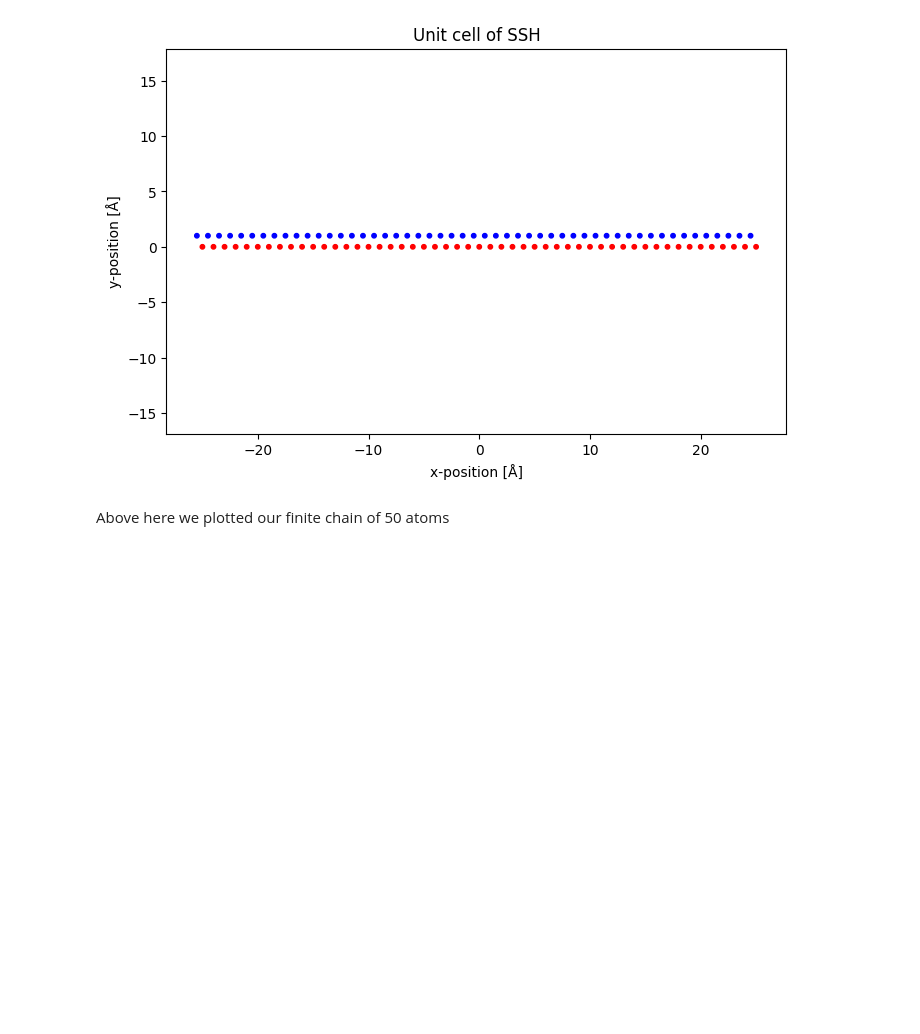
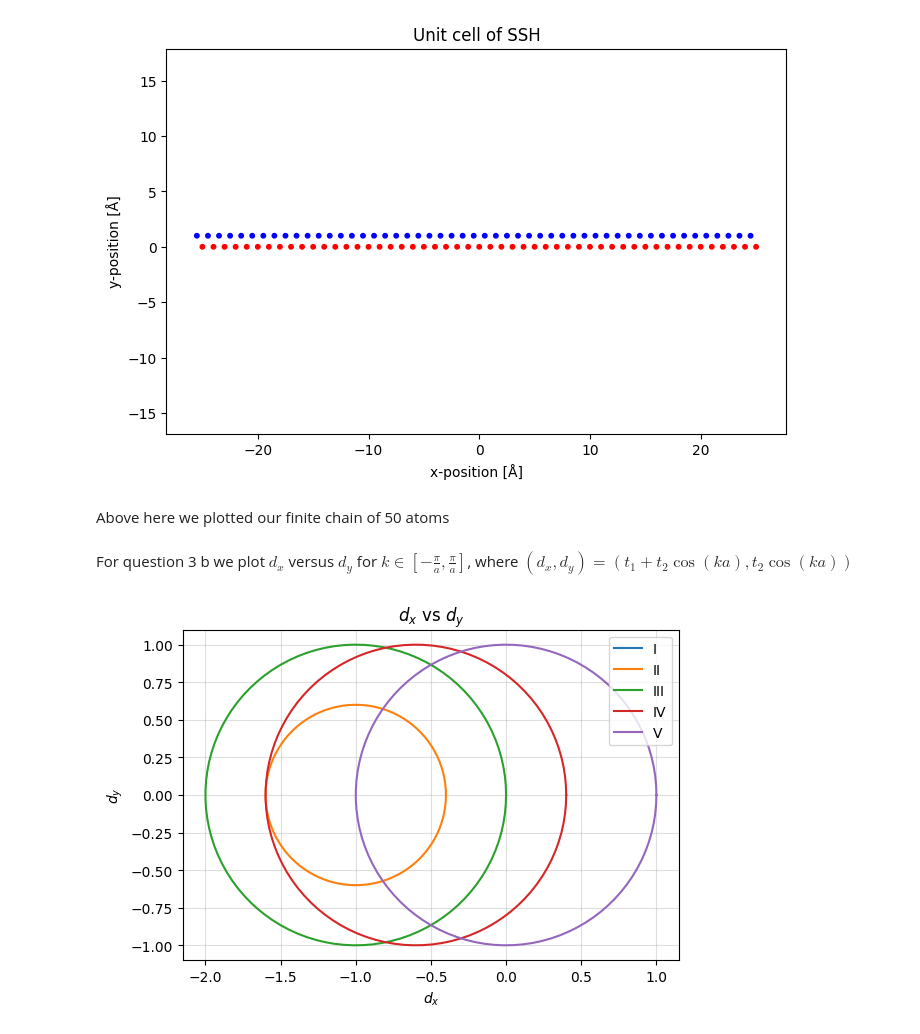
Before and after one commit to CasSteur/numeriek-hand-in-1, a Jupyter notebook: SOM_handin2_2.ipynb, the cells around one changed output. Saved outputs shown, nothing was run; the diff lists cells and outputs as text; code cells hidden in the pictures; blank space fills up the shorter version.

```diff
--- a/SOM_handin2_2.ipynb
+++ b/SOM_handin2_2.ipynb
@@ -119,3 +119,31 @@ Above here we plotted our finite chain of 50 atoms
 # create matrix
 H_SSHfin = np.zeros((N,N))
 for i in range(N):
+# %% [markdown]
+For question 3 b we plot $d_x$ versus $d_y$ for $k\in[-\frac{\pi}{a},\frac{\pi}{a}]$, where $(d_x,d_y)=(t_1+t_2\cos(ka),t_2\cos(ka))$
+# %%
+num=100
+#define our vector d(k)
+def d(k, T1, T2):
+  dx=T1+T2*np.cos(k*a)
+  dy=T2*np.sin(k*a)
+  return (dx,dy)
+
+T1_values = [-1,-1,-1,-0.6,0] #eV
+T2_values = [0,-0.6,-1,-1,-1] #eV
+k=np.linspace(-np.pi/a, np.pi/a, num=num)
+
+labels= ['I', 'II', 'III', 'IV', 'V']
+
+for idx, (i,j) in enumerate(zip(T1_values, T2_values)):
+  dxi,dyi= d(k, i, j)
+  plt.plot(dxi, dyi, label=f'{labels[idx]}')
+plt.legend()
+plt.title(r'$d_x$ vs $d_y$')
+plt.xlabel(r'$d_x$')
+plt.ylabel(r'$d_y$')
+plt.gca().set_aspect('equal')
+plt.grid(True, alpha=0.4)
+plt.show()
+# %% [output]
+[figure, added]
```
